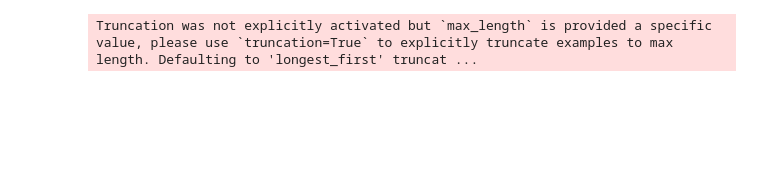
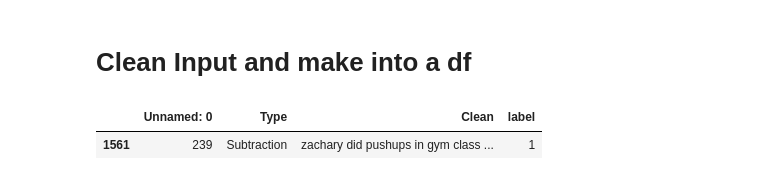
Before and after one commit to aditikilledar/NLP-Numerite-capstone-2022, a Jupyter notebook: MWP/Notebooks/Operation_Identification/OperatorPrediction.ipynb, the cells around one changed output. Cells and saved outputs as stored; diff of their text form; code cells hidden in the pictures; blank space fills up the shorter version.

Commit message:
works with pre-defined df
need to make it work with user inputs

```diff
--- a/MWP/Notebooks/Operation_Identification/OperatorPrediction.ipynb
+++ b/MWP/Notebooks/Operation_Identification/OperatorPrediction.ipynb
@@ -11,0 +20,2 @@ from torch.utils.data import DataLoader, RandomSampler, SequentialSampler
+# %% [markdown]
+# Clean Input and make into a df
@@ -12,12 +55,15 @@ from torch.utils.data import DataLoader, RandomSampler, SequentialSampler
 # %%
-df = pd.read_csv('combined_svamp_and_singleop.csv')
-df = df.head(1)
+df = pd.read_csv('combined.csv')
+df = df.tail(1)
+df
+# %% [output]
+|  | Unnamed: 0 | Type | Clean | label |
+| 1561 | 239 | Subtraction | zachary did pushups in gym class ... | 1 |
 # %%
 tokenizer = BertTokenizer.from_pretrained('bert-base-uncased',
                                           do_lower_case=True)
 # %%
-encoded_data_val = tokenizer.batch_encode_plus(
-#     df[df.data_type=='val'].Clean.values,
+encoded_data_pred = tokenizer.batch_encode_plus(
     df.Clean.values,
     add_special_tokens=True,
     return_attention_mask=True,
@@ -25,5 +71,3 @@ encoded_data_val = tokenizer.batch_encode_plus(
     max_length=256,
     return_tensors='pt'
 )
-# %% [output]
-Truncation was not explicitly activated but `max_length` is provided a specific value, please use `truncation=True` to explicitly truncate examples to max length. Defaulting to 'longest_first' truncat ...
```
Also changed, not shown: parts of 17 cells of this notebook, 2 other files.
